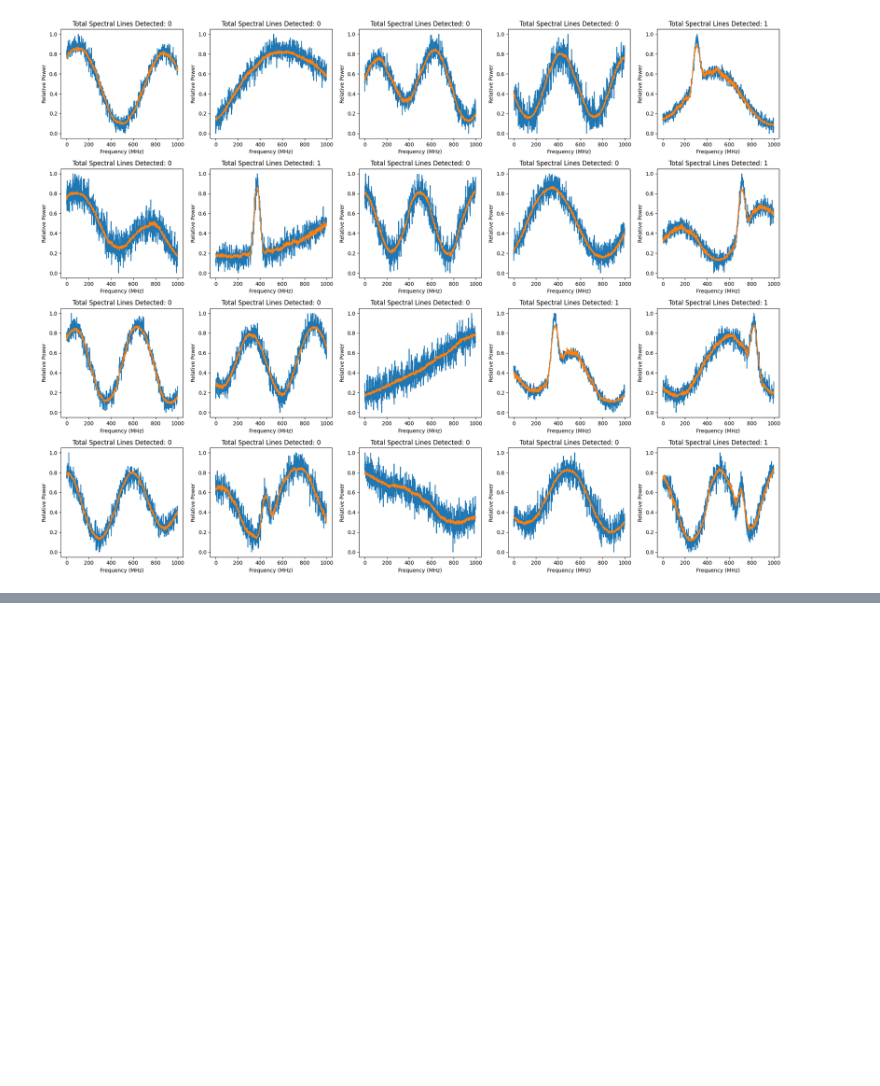
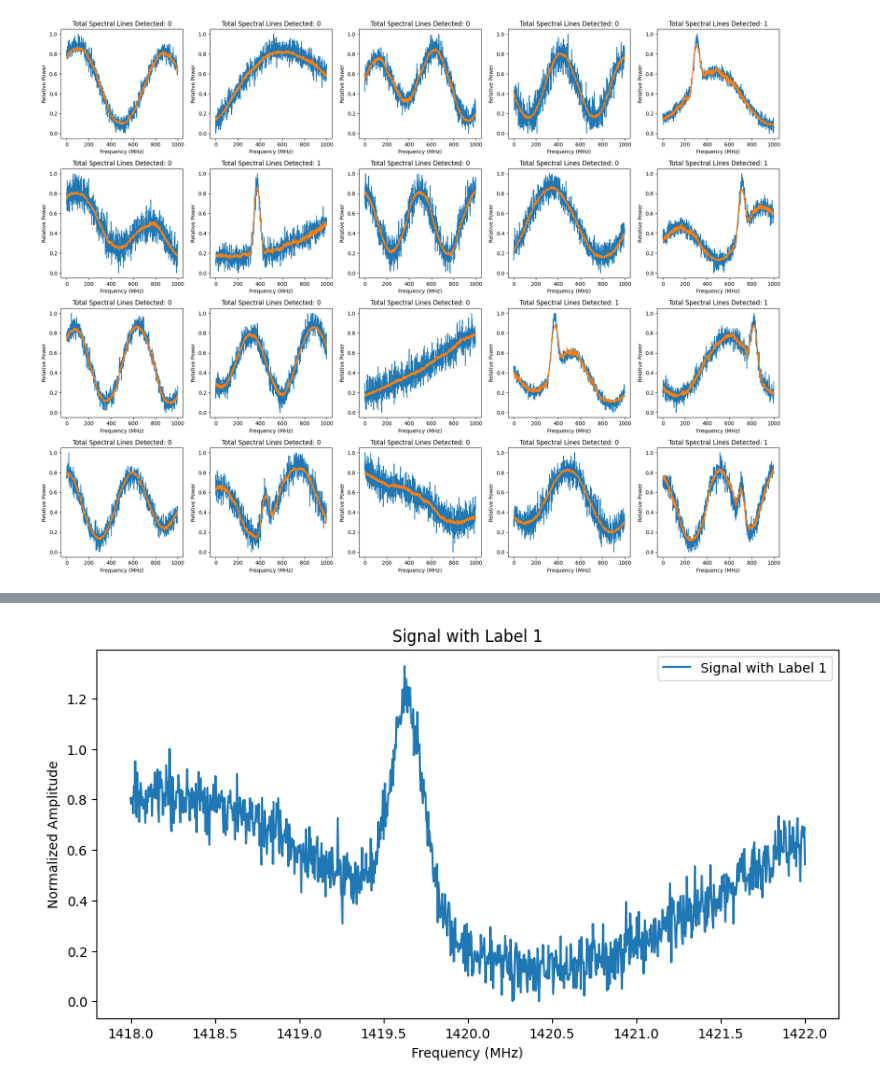
Before and after one commit to Astro-Beam/ASTRO, a Jupyter notebook: Neural Networks/Localized_Classification_Neural_Network.ipynb, the cells around one changed output, grey strips where cells are left out. Drawn from its saved outputs; the diff is of its cells as text; code cells hidden in the pictures; blank space fills up the shorter version.

Commit message:
Updated dataset generation, training and testing of the neural network. Key features: - Multiple spectral lines detection - Validation dataset generation

```diff
--- a/Neural Networks/Localized_Classification_Neural_Network.ipynb
+++ b/Neural Networks/Localized_Classification_Neural_Network.ipynb
@@ -530,0 +568,83 @@ plt.show()
+# %%
+# Dataset generation function
+def generate_dataset(n_samples, n_signals, freq_range):
+    signals = []
+    labels = []  # 0 for background, 1 for single line, 2 for two lines
+
+    # Generate background signals
+    for _ in range(n_signals // 3):
+        signal = generate_background_signal(n_samples)
+        signals.append(signal)
+        labels.append(0)
+
+    # Generate signals with a single spectral line
+    for _ in range(n_signals // 3):
+        signal = generate_background_signal(n_samples)
+        signal = add_spectral_line(signal, freq_range, 1419.5, 1420.5)
+        signals.append(signal)
+        labels.append(1)
+
+    # Generate signals with two spectral lines
+    for _ in range(n_signals // 3):
+        signal = generate_background_signal(n_samples)
+        signal = add_two_spectral_lines(signal, freq_range, [(1419.0, 1419.5), (1420.5, 1421.0)])
+        signals.append(signal)
+        labels.append(2)
+
+    # Shuffle dataset
+    combined = list(zip(signals, labels))
+    random.shuffle(combined)
+    signals, labels = zip(*combined)
+
+    return np.array(signals), np.array(labels)
+
+
+
+# Convert to PyTorch tensors
+signals_tensor = torch.tensor(signals, dtype=torch.float32)
+labels_tensor = torch.tensor(labels, dtype=torch.long)
+
+# Create DataLoader for batching
+batch_size = 64
+dataset = TensorDataset(signals_tensor, labels_tensor)
+dataloader = DataLoader(dataset, batch_size=batch_size, shuffle=True)
+
+# Print dataset statistics
+print(f"Total number of signals: {len(signals)}")
+print(f"Signals shape: {signals_tensor.shape}")
+print(f"Labels shape: {labels_tensor.shape}")
+
+
+
+# Usage
+n_samples = 1000
+n_signals = 5000
+freq_range = np.linspace(1418, 1422, n_samples)
+
+# Generate the dataset
+signals, labels = generate_dataset(n_samples, n_signals, freq_range)
+
+# Convert to PyTorch tensors and create DataLoader
+signals_tensor = torch.tensor(signals, dtype=torch.float32)
+labels_tensor = torch.tensor(labels, dtype=torch.long)
+
+batch_size = 64
+dataset = TensorDataset(signals_tensor, labels_tensor)
+dataloader = DataLoader(dataset, batch_size=batch_size, shuffle=True)
+
+# Print dataset statistics
+print(f"Total number of signals generated: {len(signals)}")
+print(f"Shape of signals tensor: {signals_tensor.shape}")
+print(f"Shape of labels tensor: {labels_tensor.shape}")
+
+# Visualize random signals
+for _ in range(10):
+    idx = random.randint(0, len(signals) - 1)
+    plt.figure(figsize=(10, 5))
+    plt.plot(freq_range, signals[idx], label=f"Signal with Label {labels[idx]}")
+    plt.title(f"Signal with Label {labels[idx]}")
+    plt.xlabel("Frequency (MHz)")
+    plt.ylabel("Normalized Amplitude")
+    plt.legend()
+    plt.show()
+# %% [output]
@@ -530,0 +657 @@ plt.show()
+[figure, added]
```
Also changed, not shown: parts of 19 cells of this notebook.
